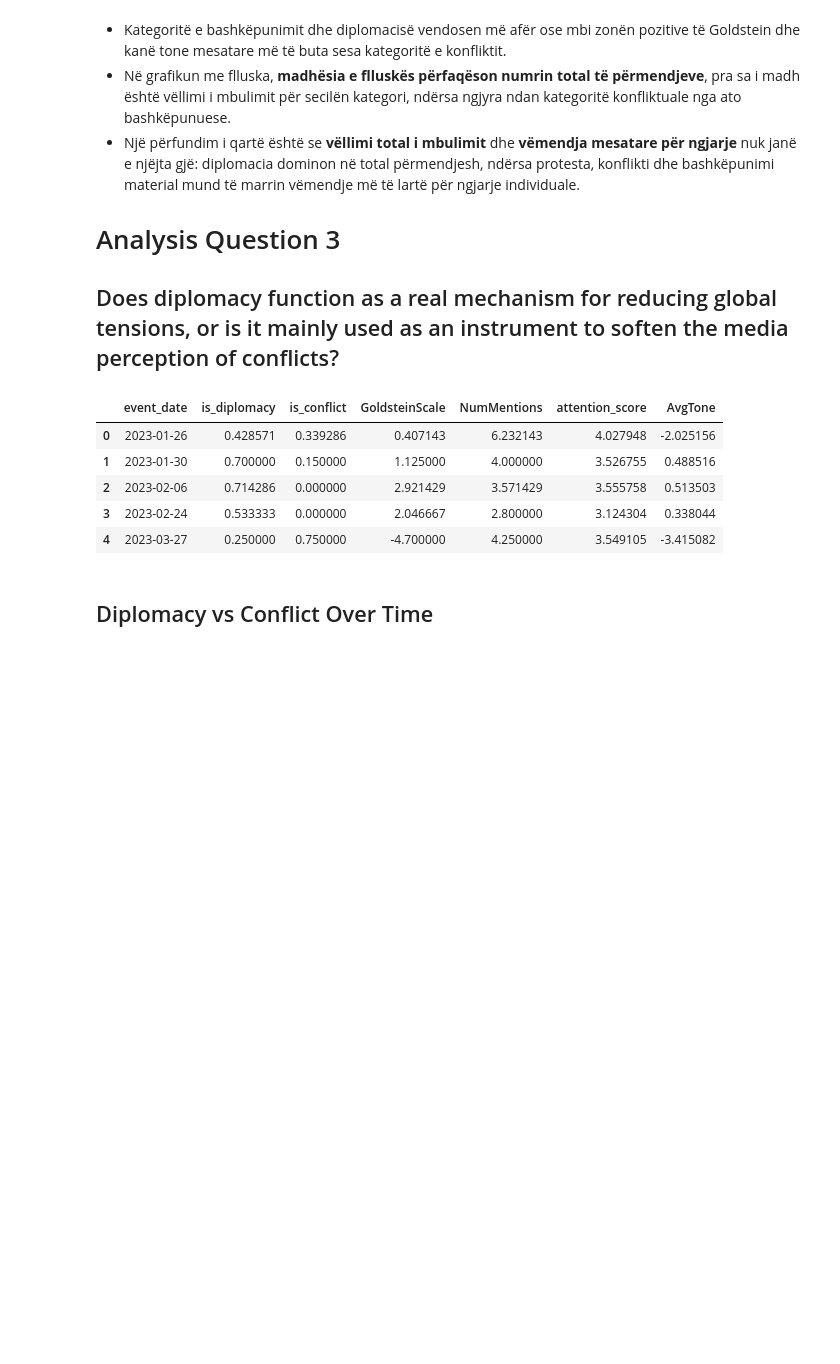
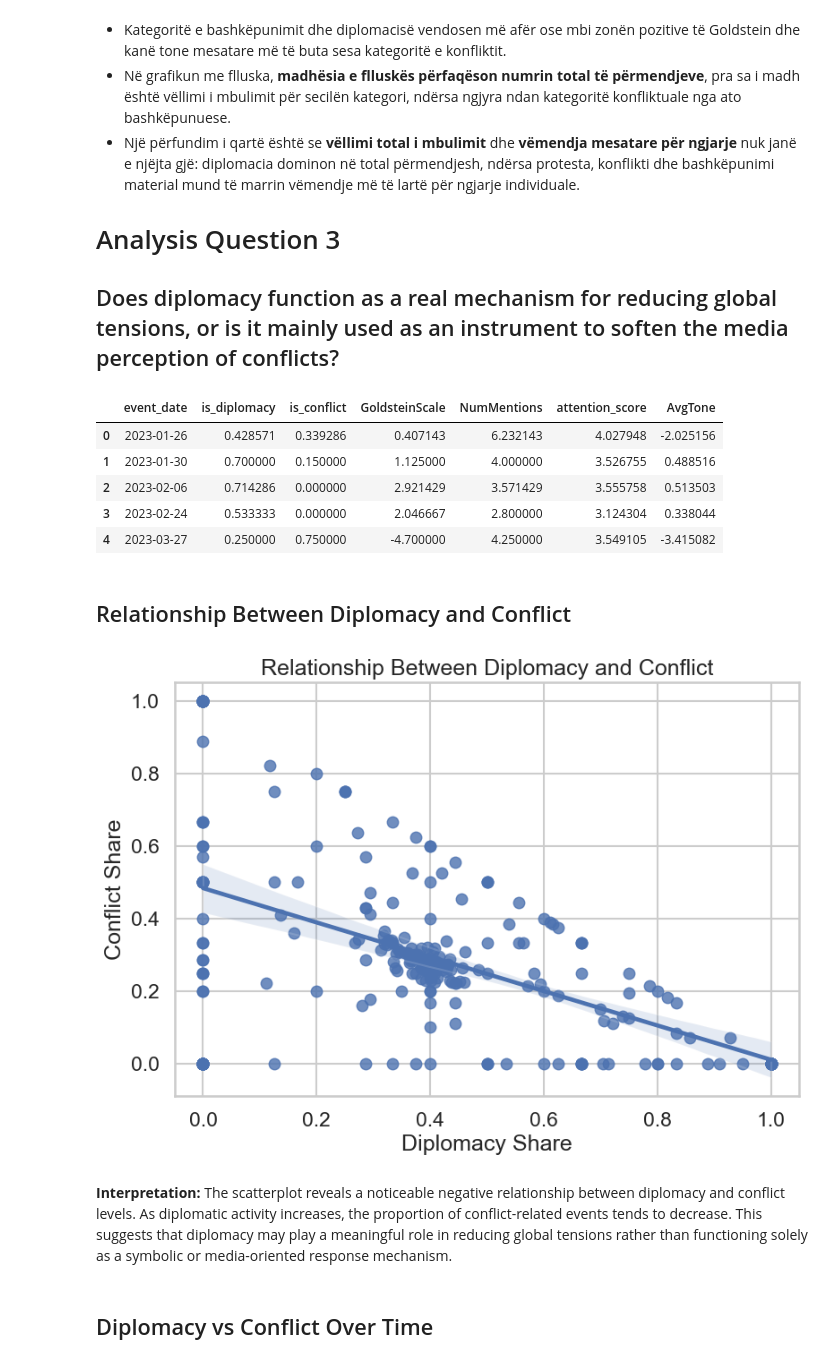
Before and after one commit to Beltinaa/world_mood_map_notebook, a Jupyter notebook: world_mood_map_notebook.ipynb, the cells around one changed output. Saved outputs shown, nothing was run; the diff lists cells and outputs as text; code cells hidden in the pictures; blank space fills up the shorter version.

```diff
--- a/world_mood_map_notebook.ipynb
+++ b/world_mood_map_notebook.ipynb
@@ -1140,6 +1140,42 @@ daily_analysis.head()
 | 2 | 2023-02-06 | 0.714286 | 0.000000 | 2.921429 | 3.571429 | 3.555758 | 0.513503 |
 | 3 | 2023-02-24 | 0.533333 | 0.000000 | 2.046667 | 2.800000 | 3.124304 | 0.338044 |
 | 4 | 2023-03-27 | 0.250000 | 0.750000 | -4.700000 | 4.250000 | 3.549105 | -3.415082 |
+# %% [markdown]
+## Relationship Between Diplomacy and Conflict
+# %%
+# ============================================================
+# Diplomacy vs Conflict Scatterplot
+# ============================================================
+
+plt.figure(figsize=(9,6))
+
+sns.regplot(
+    x=daily_analysis['is_diplomacy'],
+    y=daily_analysis['is_conflict']
+)
+
+plt.title(
+    'Relationship Between Diplomacy and Conflict'
+)
+
+plt.xlabel(
+    'Diplomacy Share'
+)
+
+plt.ylabel(
+    'Conflict Share'
+)
+
+plt.grid(True)
+
+plt.show()
+# %% [output]
+[figure, added]
+# %% [markdown]
+**Interpretation:**
+The scatterplot reveals a noticeable negative relationship between diplomacy and conflict levels.
+As diplomatic activity increases, the proportion of conflict-related events tends to decrease.
+This suggests that diplomacy may play a meaningful role in reducing global tensions rather than functioning solely as a symbolic or media-oriented response mechanism.
 # %% [markdown]
 ## Diplomacy vs Conflict Over Time
 # %%
```
Also changed, not shown: parts of 28 cells of this notebook.
